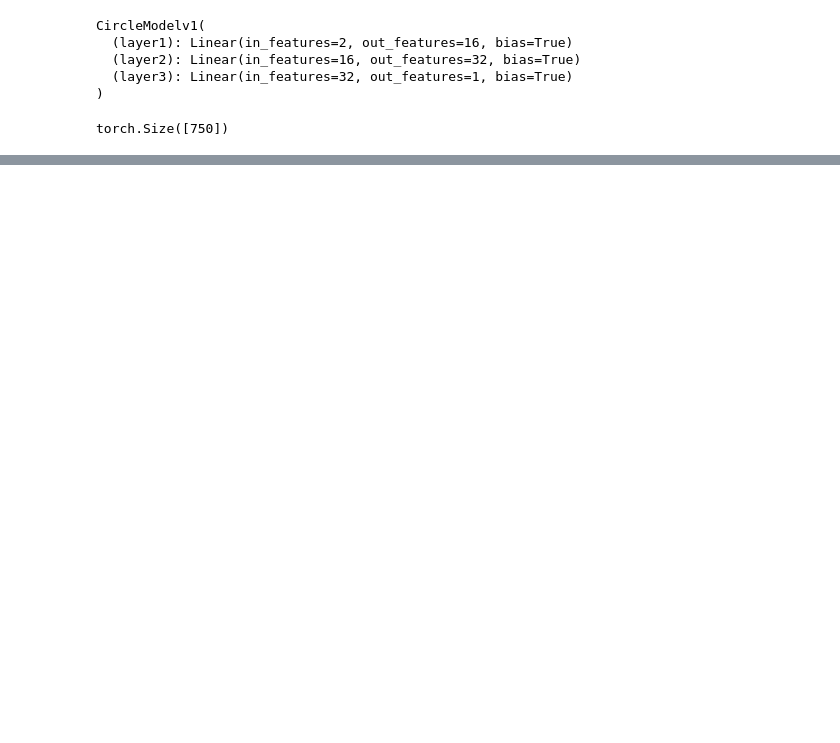
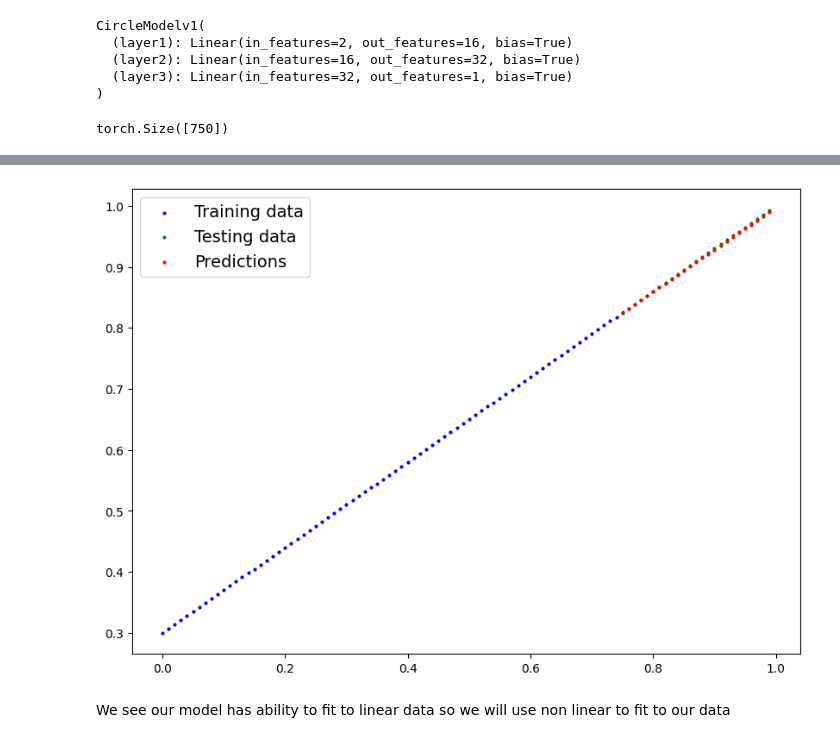
Before and after one commit to saivenkatreddy29/Pytorch-Learning, a Jupyter notebook: Pytorch_Classification.ipynb, the cells around one changed output, grey strips where cells are left out. Drawn from its saved outputs; the diff is of its cells as text; code cells hidden in the pictures; blank space fills up the shorter version.

```diff
--- a/Pytorch_Classification.ipynb
+++ b/Pytorch_Classification.ipynb
@@ -312,0 +381,21 @@ plot_decision_boundary(model1, X_test, y_test)
+# %%
+loss = nn.L1Loss()
+optim = torch.optim.SGD(params = model2.parameters(), lr = 0.01)
+# %%
+epochs = 1000
+for epoch in range(epochs):
+
+  model2.train()
+  train_preds =  model2(X_reg_train)
+  train_loss = loss(train_preds, y_reg_train)
+  optim.zero_grad()
+  train_loss.backward()
+  optim.step()
+  # train_acc = accuracy(y_train, train_preds)
+
+  model2.eval()
+  with torch.inference_mode():
+    test_preds =  model2(X_reg_test)
+    test_loss = loss(test_preds,y_reg_test)
+  if epoch % 100 ==0:
+    print(f'for epoch {epoch}, train_loss:{train_loss}, test_loss:{test_loss}')
@@ -312,0 +413,12 @@ plot_decision_boundary(model1, X_test, y_test)
+# %%
+model2.eval()
+y_preds = []
+with torch.inference_mode():
+  y_pred = model2(X_reg_test)
+  # y_pred = torch.round(torch.sigmoid(y_logit))
+  y_preds.append(y_pred)
+plot_predictions(X_reg_train,y_reg_train,X_reg_test, y_reg_test, predictions = y_preds)
+# %% [output]
+[figure, added]
+# %% [markdown]
+We see our model has ability to fit to linear data so we will use non linear to fit to our data
```
Also changed, not shown: parts of 30 cells of this notebook.
